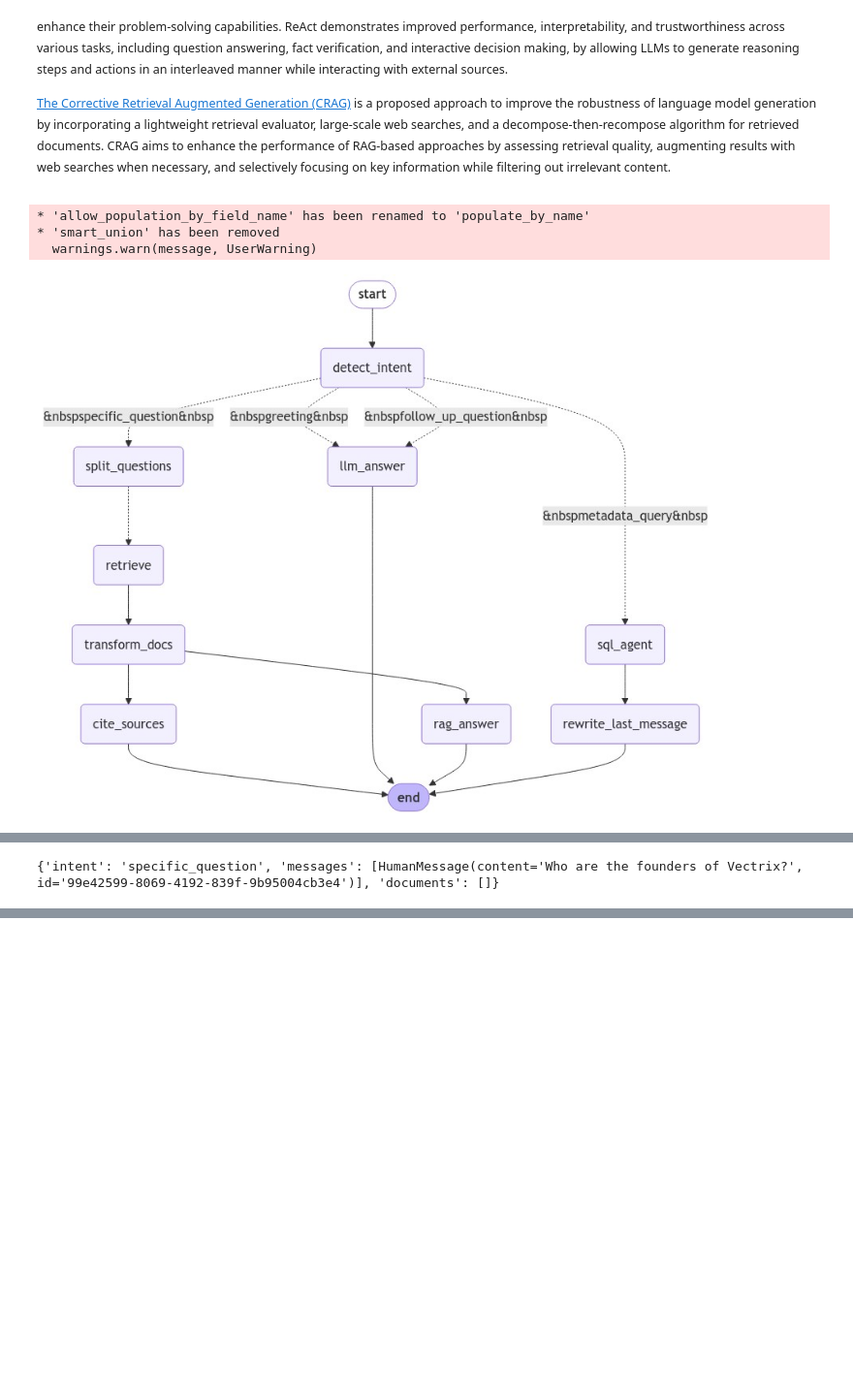
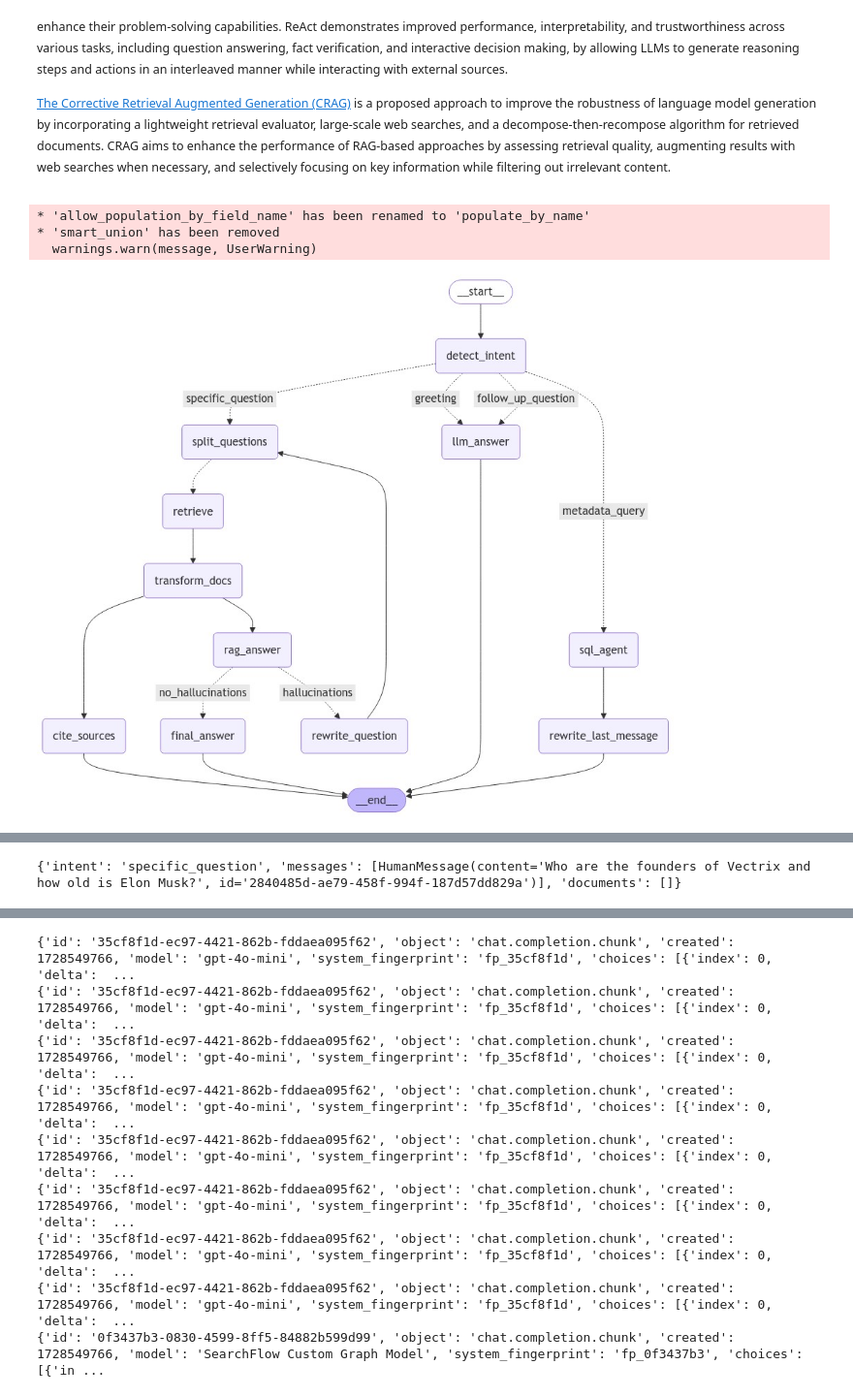
Before and after one commit to vectrix-ai/SearchFlow, a Jupyter notebook: examples/asking_questions.ipynb, the cells around one changed output, grey strips where cells are left out. Shown: that part at 97% size. Cells and saved outputs as stored; diff of their text form; code cells hidden in the pictures; blank space fills up the shorter version.

```diff
--- a/examples/asking_questions.ipynb
+++ b/examples/asking_questions.ipynb
@@ -22,28 +22,28 @@ Let's get started!
 # %%
 from dotenv import load_dotenv
 load_dotenv()
 import os
 from IPython.display import Image, display
 from langchain_core.messages import HumanMessage
 from searchflow.graphs import default_graph
 from searchflow.streaming.processor import StreamProcessor
 import warnings
 warnings.simplefilter("ignore", ResourceWarning)
 os.environ["LANGCHAIN_TRACING_V2"] = "true"
 
 # Display the graph
 display(Image(default_graph.get_graph().draw_mermaid_png()))
 
-stream = StreamProcessor(graph=default_graph, project_name="Vectrix", internet_search=True)
+stream = StreamProcessor(graph=default_graph, project_name="Vectrix", internet_search=False)
 
 # Set the input message
-input = [HumanMessage(content="Who are the founders of Vectrix?")]
+input = [HumanMessage(content="Who are the founders of Vectrix and how old is Elon Musk?")]
 
 # Run the stream and print the chunks
 async for chunk in stream.process_stream(messages=input):
     print(chunk)
 # %% [output]
 * 'allow_population_by_field_name' has been renamed to 'populate_by_name'
 * 'smart_union' has been removed
   warnings.warn(message, UserWarning)
-[figure, old version]
+[figure, new version]
@@ -51 +51 @@ async for chunk in stream.process_stream(messages=input):
-{'intent': 'specific_question', 'messages': [HumanMessage(content='Who are the founders of Vectrix?', id='99e42599-8069-4192-839f-9b95004cb3e4')], 'documents': []}
+{'intent': 'specific_question', 'messages': [HumanMessage(content='Who are the founders of Vectrix and how old is Elon Musk?', id='2840485d-ae79-458f-994f-187d57dd829a')], 'documents': []}
@@ -72,0 +74,9 @@ async for chunk in stream.process_stream(messages=input):
+{'id': '35cf8f1d-ec97-4421-862b-fddaea095f62', 'object': 'chat.completion.chunk', 'created': 1728549766, 'model': 'gpt-4o-mini', 'system_fingerprint': 'fp_35cf8f1d', 'choices': [{'index': 0, 'delta':  ...
+{'id': '35cf8f1d-ec97-4421-862b-fddaea095f62', 'object': 'chat.completion.chunk', 'created': 1728549766, 'model': 'gpt-4o-mini', 'system_fingerprint': 'fp_35cf8f1d', 'choices': [{'index': 0, 'delta':  ...
+{'id': '35cf8f1d-ec97-4421-862b-fddaea095f62', 'object': 'chat.completion.chunk', 'created': 1728549766, 'model': 'gpt-4o-mini', 'system_fingerprint': 'fp_35cf8f1d', 'choices': [{'index': 0, 'delta':  ...
+{'id': '35cf8f1d-ec97-4421-862b-fddaea095f62', 'object': 'chat.completion.chunk', 'created': 1728549766, 'model': 'gpt-4o-mini', 'system_fingerprint': 'fp_35cf8f1d', 'choices': [{'index': 0, 'delta':  ...
+{'id': '35cf8f1d-ec97-4421-862b-fddaea095f62', 'object': 'chat.completion.chunk', 'created': 1728549766, 'model': 'gpt-4o-mini', 'system_fingerprint': 'fp_35cf8f1d', 'choices': [{'index': 0, 'delta':  ...
+{'id': '35cf8f1d-ec97-4421-862b-fddaea095f62', 'object': 'chat.completion.chunk', 'created': 1728549766, 'model': 'gpt-4o-mini', 'system_fingerprint': 'fp_35cf8f1d', 'choices': [{'index': 0, 'delta':  ...
+{'id': '35cf8f1d-ec97-4421-862b-fddaea095f62', 'object': 'chat.completion.chunk', 'created': 1728549766, 'model': 'gpt-4o-mini', 'system_fingerprint': 'fp_35cf8f1d', 'choices': [{'index': 0, 'delta':  ...
+{'id': '35cf8f1d-ec97-4421-862b-fddaea095f62', 'object': 'chat.completion.chunk', 'created': 1728549766, 'model': 'gpt-4o-mini', 'system_fingerprint': 'fp_35cf8f1d', 'choices': [{'index': 0, 'delta':  ...
+{'id': '0f3437b3-0830-4599-8ff5-84882b599d99', 'object': 'chat.completion.chunk', 'created': 1728549766, 'model': 'SearchFlow Custom Graph Model', 'system_fingerprint': 'fp_0f3437b3', 'choices': [{'in ...
```
Also changed, not shown: parts of 1 cell of this notebook, 11 other files.
